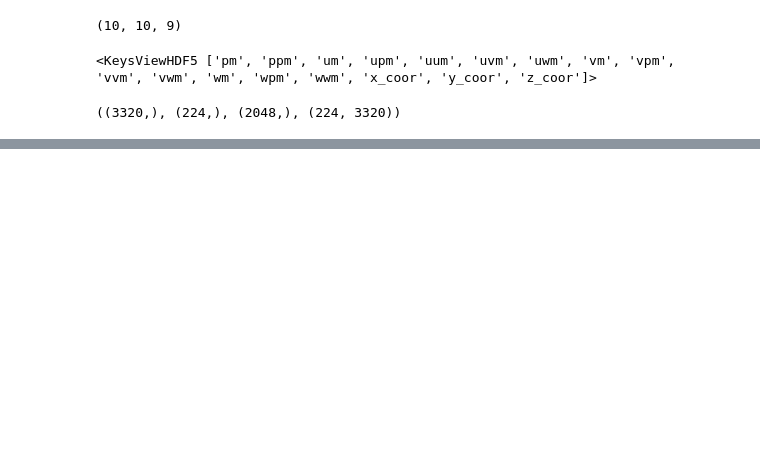
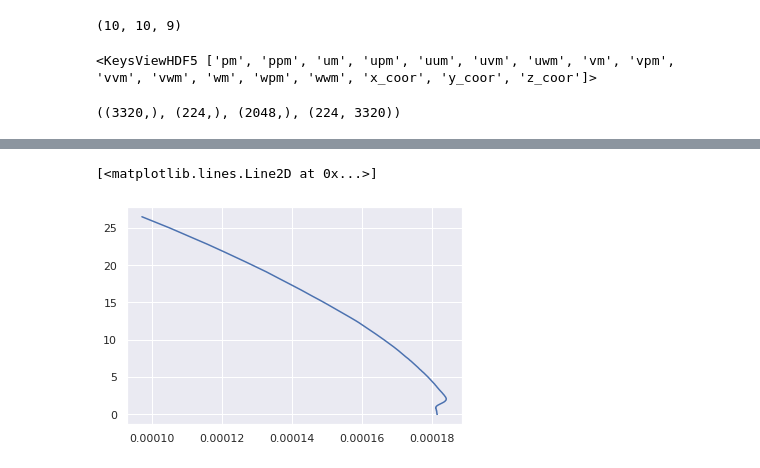
Before and after one commit to petebachant/boundary-layer-turbulence-modeling, a Jupyter notebook: notebook.ipynb, the cells around one changed output, grey strips where cells are left out. Saved outputs shown, nothing was run; the diff lists cells and outputs as text; code cells hidden in the pictures; blank space fills up the shorter version.

```diff
--- a/notebook.ipynb
+++ b/notebook.ipynb
@@ -283,3 +296,8 @@ df[df.columns[200]].plot()
+# %%
+plt.plot(data["dpdx"][:, 100], y)
+# %% [output]
+[<matplotlib.lines.Line2D at 0x...>]
+[figure, added]
 # %%
 # TODO: Compute a bunch of quantities and add to the data dictionary
 # Mean kinetic energy
```
Also changed, not shown: parts of 8 cells of this notebook.
